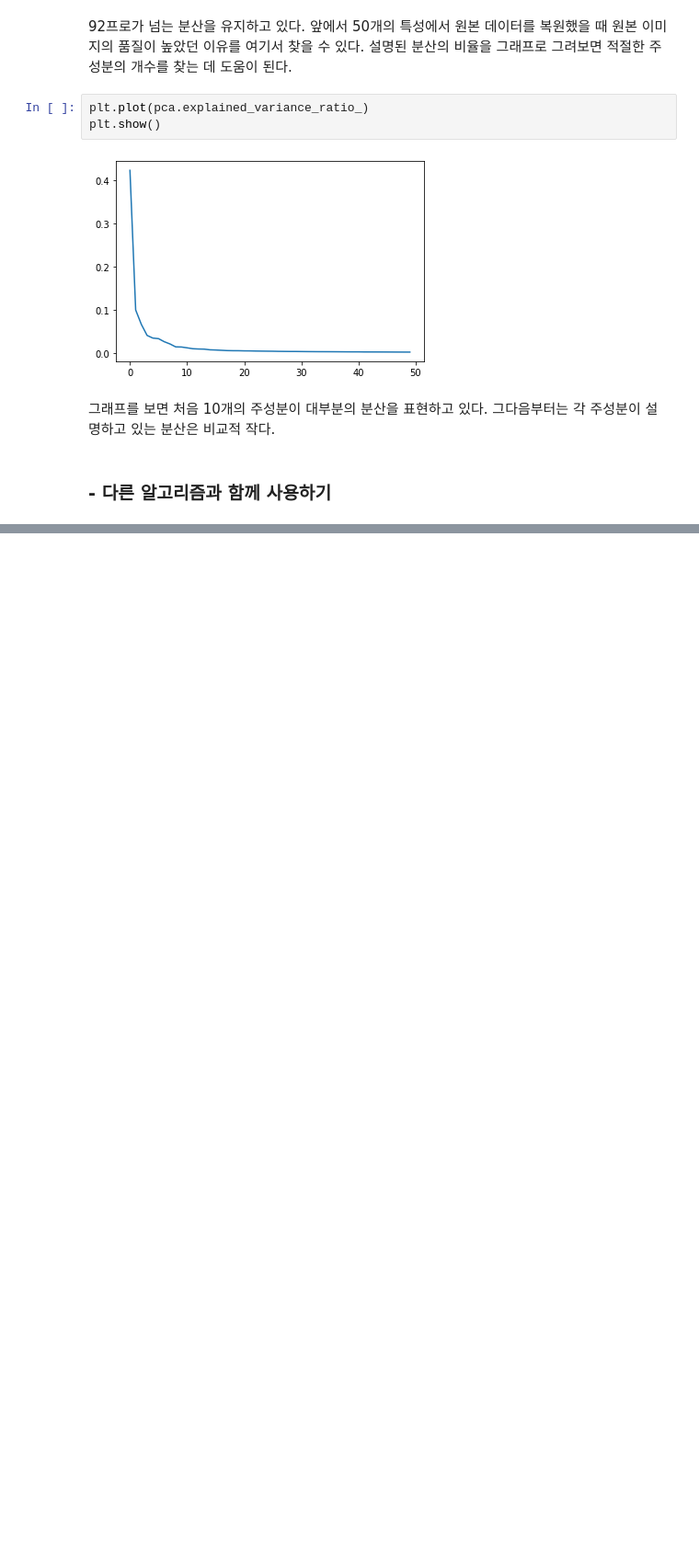
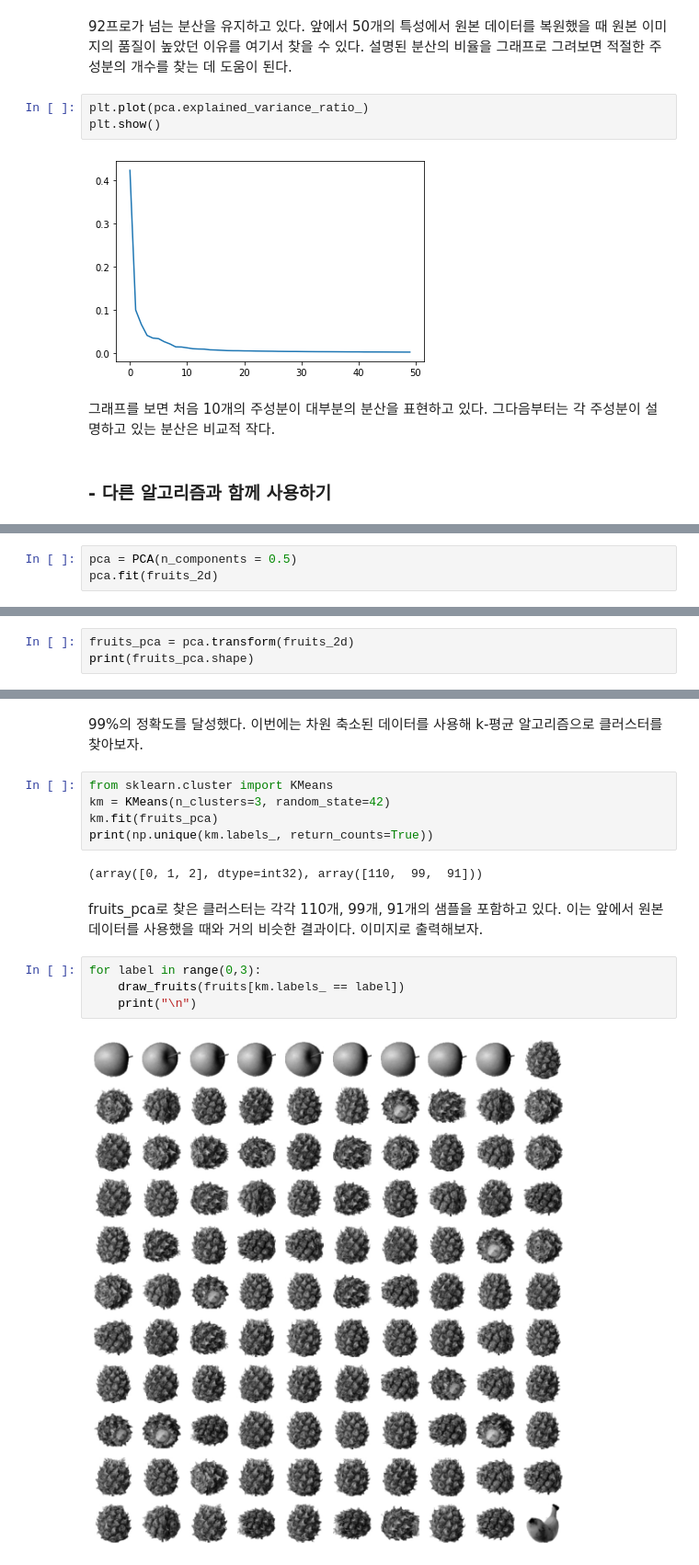
Before and after one commit to jaeyoon89/machinlearnig_deeplearning_study, a Jupyter notebook: mldl_ch6-3_principal_component_analysis.ipynb, the cells around one changed output, grey strips where cells are left out. Shown at 92% size. Cells and saved outputs as stored; diff of their text form; blank space fills up the shorter version.

```diff
--- a/mldl_ch6-3_principal_component_analysis.ipynb
+++ b/mldl_ch6-3_principal_component_analysis.ipynb
@@ -144,0 +179,3 @@ plt.show()
+# %%
+pca = PCA(n_components = 0.5)
+pca.fit(fruits_2d)
@@ -144,0 +194,3 @@ plt.show()
+# %%
+fruits_pca = pca.transform(fruits_2d)
+print(fruits_pca.shape)
@@ -144,0 +232,17 @@ plt.show()
+# %% [markdown]
+99%의 정확도를 달성했다. 이번에는 차원 축소된 데이터를 사용해 k-평균 알고리즘으로 클러스터를 찾아보자.
+# %%
+from sklearn.cluster import KMeans
+km = KMeans(n_clusters=3, random_state=42)
+km.fit(fruits_pca)
+print(np.unique(km.labels_, return_counts=True))
+# %% [output]
+(array([0, 1, 2], dtype=int32), array([110,  99,  91]))
+# %% [markdown]
+fruits_pca로 찾은 클러스터는 각각 110개, 99개, 91개의 샘플을 포함하고 있다. 이는 앞에서 원본 데이터를 사용했을 때와 거의 비슷한 결과이다. 이미지로 출력해보자.
+# %%
+for label in range(0,3):
+    draw_fruits(fruits[km.labels_ == label])
+    print("\n")
+# %% [output]
+[figure, added]
```
Also changed, not shown: parts of 24 cells of this notebook.
